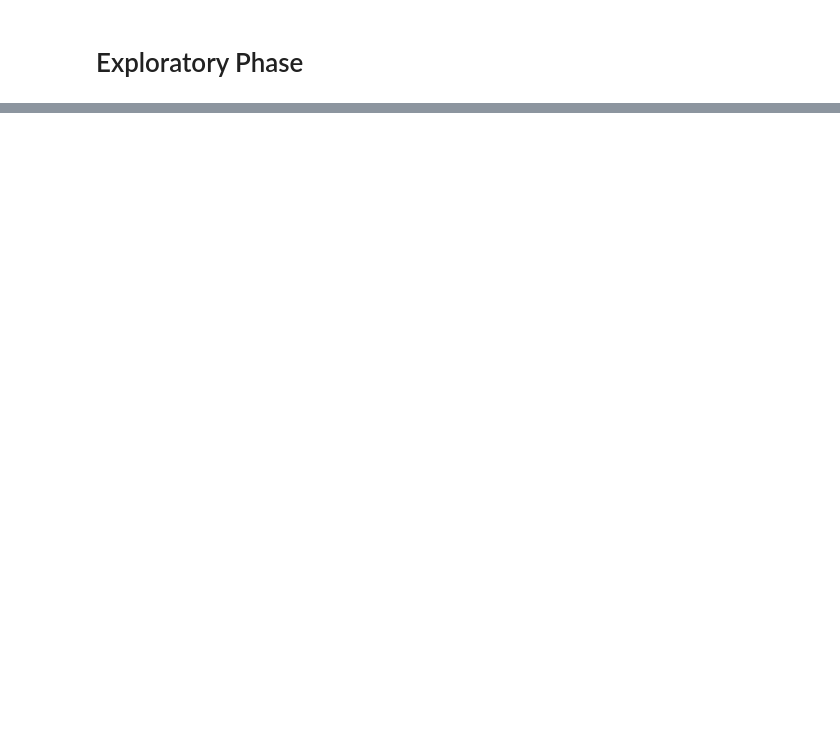
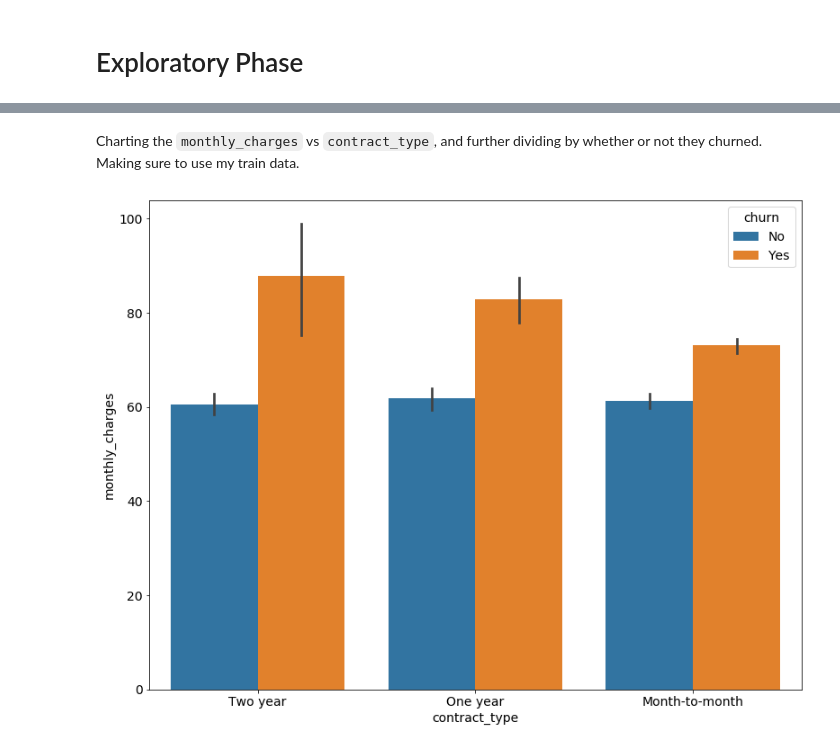
Before and after one commit to lukewbecker/telco-churn-project, a Jupyter notebook: telco_churn_project.ipynb, the cells around one changed output, grey strips where cells are left out. Drawn from its saved outputs; the diff is of its cells as text; code cells hidden in the pictures; blank space fills up the shorter version.

```diff
--- a/telco_churn_project.ipynb
+++ b/telco_churn_project.ipynb
@@ -156,0 +146,2 @@ dtype: int64
+# %%
+train, validate, test = prep_telco_data(get_telco_data())
@@ -168,0 +232,7 @@ Name: churn, dtype: float64
+# %% [markdown]
+Charting the `monthly_charges` vs `contract_type`, and further dividing by whether or not they churned. Making sure to use my train data.
+# %%
+sns.barplot(x = 'contract_type', y = 'monthly_charges', hue = 'churn', data = train)
+plt.show()
+# %% [output]
+[figure, added]
```
Also changed, not shown: parts of 83 cells of this notebook, 1 other file.
